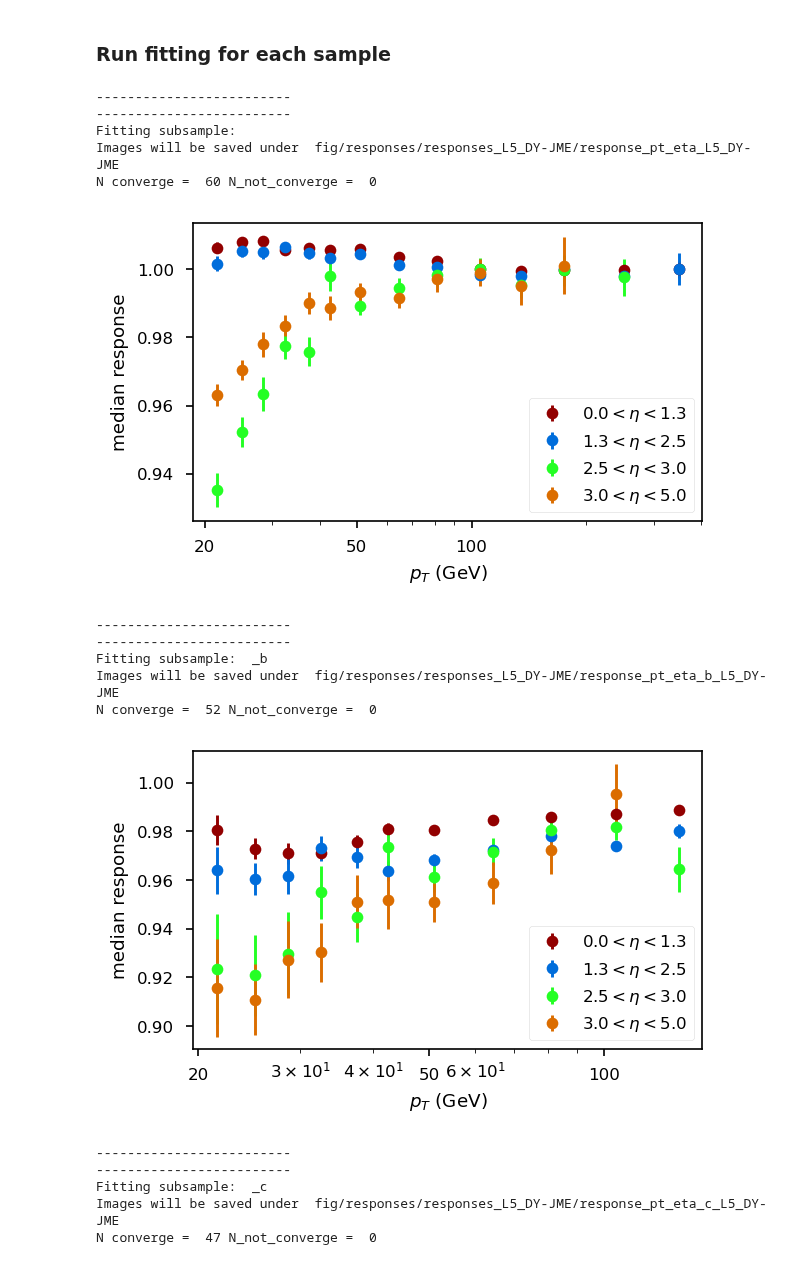
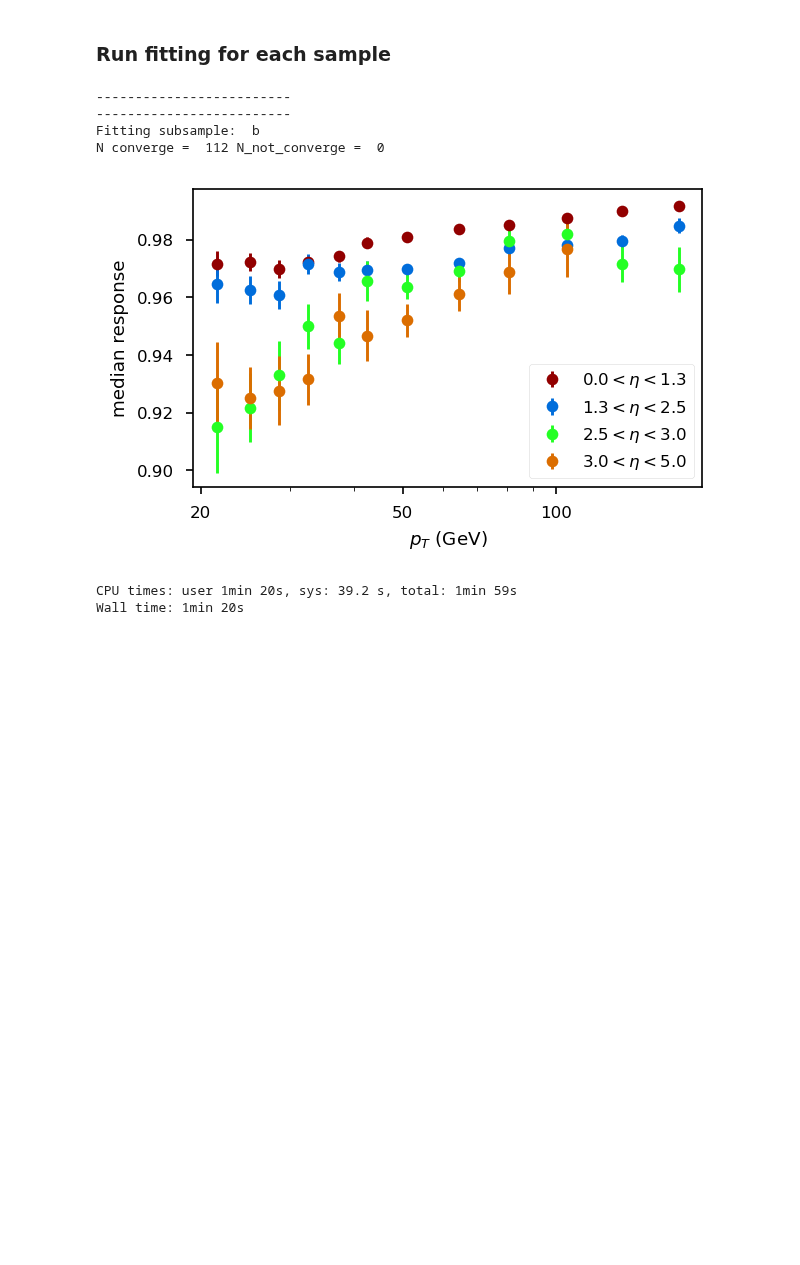
Before and after one commit to dsidirop1/JMECoffea, a Jupyter notebook: CoffeaJERC-Andris.ipynb, the cells around one changed output. Saved outputs shown, nothing was run; the diff lists cells and outputs as text; code cells hidden in the pictures; blank space fills up the shorter version.

```diff
--- a/CoffeaJERC-Andris.ipynb
+++ b/CoffeaJERC-Andris.ipynb
@@ -321,7 +325,7 @@ Chunk = [10000, 5] # [chunksize, maxchunks]
 if not load_preexisting:
     if not UsingDaskExecutor:
         chosen_exec = 'futures'
-        output = processor.run_uproot_job({'QCD':filesets},
+        output = processor.run_uproot_job(filesets,
                                           treename='Events',
                                           processor_instance=Processor(),
                                           executor=processor.iterative_executor,
@@ -547,11 +483,20 @@ if combineTTbar:
 # %%
 # combine_antiflavour = True
 # %%
-def get_median(yvals, bin_edges):
+def get_median(xvals, yvals, bin_edges):
+    ''' Calculate median and median error (assuming Gaussian distribution).
+    This is the binned median, not the real data median
+    Extrapolation withing bins is performed.
+    '''
     yvals_cumsum = np.cumsum(yvals)
     N = np.sum(yvals)
     med_bin = np.nonzero(yvals_cumsum>N/2)[0][0] if N>200 else 0
 
     median = bin_edges[med_bin] + (N/2 - yvals_cumsum[med_bin-1])/yvals[med_bin]*(bin_edges[med_bin+1]
                                                                                  - bin_edges[med_bin])
-    return median
+
+    hist_mean = np.sum(xvals*yvals)/sum(yvals)
+    hist_rms = np.sqrt(np.sum(yvals*((hist_mean-xvals)**2))/sum(yvals))
+    medianstd = 1.253 * hist_rms/np.sqrt(N)
+
+    return median, medianstd
@@ -758,5 +702,5 @@ def fit_responses(output, samp='_b'):
 # %%
-def plot_corrections(mean, samp, meanstd):
+def plot_corrections(mean, meanstd, samp):
     ### To ignore the points with 0 on y axis when setting the y axis limits
     mean_p = mean.copy()
     mean_p[mean_p==0] = np.nan
@@ -817,7 +761,7 @@ def plot_corrections(mean, samp, meanstd):
 
 # plotCorrections()
 # %%
-def plot_corrections_eta(mean, samp, meanstd):
+def plot_corrections_eta(mean, meanstd, samp):
     ### To ignore the points with 0 on y axis when setting the y axis limits
     mean_p = mean.copy()
     mean_p[mean_p==0] = np.nan
@@ -897,51 +841,48 @@ def read_data(name, samp):
 medians = []
 medianstds = []
 # %%
+# %%time
 # load_fit_res=False
-combine_antiflavour = False
-subsamples = ['', '_b', '_c', '_u', '_d', '_s', '_g', '_bbar', '_cbar', '_ubar', '_dbar','_sbar']
+combine_antiflavour = True
+# subsamples = ['', '_b', '_c', '_u', '_d', '_s', '_g', '_bbar', '_cbar', '_ubar', '_dbar','_sbar']
+subsamples = ['b', 'c', 'u', 'd', 's', 'g', 'bbar', 'cbar', 'ubar', 'dbar','sbar']
+subsamples = ['b']
 # subsamples = ['_b', '_c', '_ud', '_s', '_g']
 # subsamples = ['', '_ud', '_g'] # , '_b']
 for samp in subsamples:
     print('-'*25)
     print('-'*25)
     print('Fitting subsample: ', samp)
     if load_fit_res:
-        mean = read_data("Median", samp)
-        meanvar = read_data("MedianVar", samp)
-        median = read_data("Median", samp)
-        medianstd = read_data("MedianStd", samp)
-#         width = read_data("Width")
-#         median = read_data(median, "Median")
+        samp = "_"+samp
+        result = {}
+        keys = ["Median", "MedianVar", "Median", "MedianStd", "MeanRecoPt"]
+        for key in keys:
+            result[key] = read_data(key, samp)
+
     else:
-        mean, meanvar, median, medianstd = fit_responses(output, samp)
-        medians.append(median[0][0])
-        medianstds.append(medianstd[0][0])
-        for data, name in zip([mean, meanvar, median, medianstd],["Mean", "MeanVar", "Median", "MedianStd"]):
-            save_data(data, name, samp)
+        result = fit_responses(output, samp)
+        samp = "_"+samp
+        medians.append(result["Median"][0][0])
+        medianstds.append(result["MedianStd"][0][0])
+        for key in result:
+            save_data(result[key], key, samp)
             pass
 
-    meanstd = np.sqrt(meanvar)
+    median = result["Median"]
+    medianStd = result["MedianStd"]
+
+    meanstd = np.sqrt(result["MeanVar"])
 
     if fine_etabins or one_bin:
-        plot_corrections_eta(median, samp, medianstd)
+        plot_corrections_eta(result["Median"], result["MedianStd"], samp)
     else:
-        plot_corrections(median, samp, medianstd)
+        plot_corrections(result["Median"], result["MedianStd"], samp)
 # %% [output]
 -------------------------
 -------------------------
-Fitting subsample:
-Images will be saved under  fig/responses/responses_L5_DY-JME/response_pt_eta_L5_DY-JME
-N converge =  60 N_not_converge =  0
+Fitting subsample:  b
+N converge =  112 N_not_converge =  0
-[figure, old version]
+[figure, new version]
--------------------------
--------------------------
-Fitting subsample:  _b
-Images will be saved under  fig/responses/responses_L5_DY-JME/response_pt_eta_b_L5_DY-JME
-N converge =  52 N_not_converge =  0
+CPU times: user 1min 20s, sys: 39.2 s, total: 1min 59s
+Wall time: 1min 20s
-[figure, removed]
--------------------------
--------------------------
-Fitting subsample:  _c
-Images will be saved under  fig/responses/responses_L5_DY-JME/response_pt_eta_c_L5_DY-JME
-N converge =  47 N_not_converge =  0
```
Also changed, not shown: parts of 14 cells of this notebook, 3 other files.
